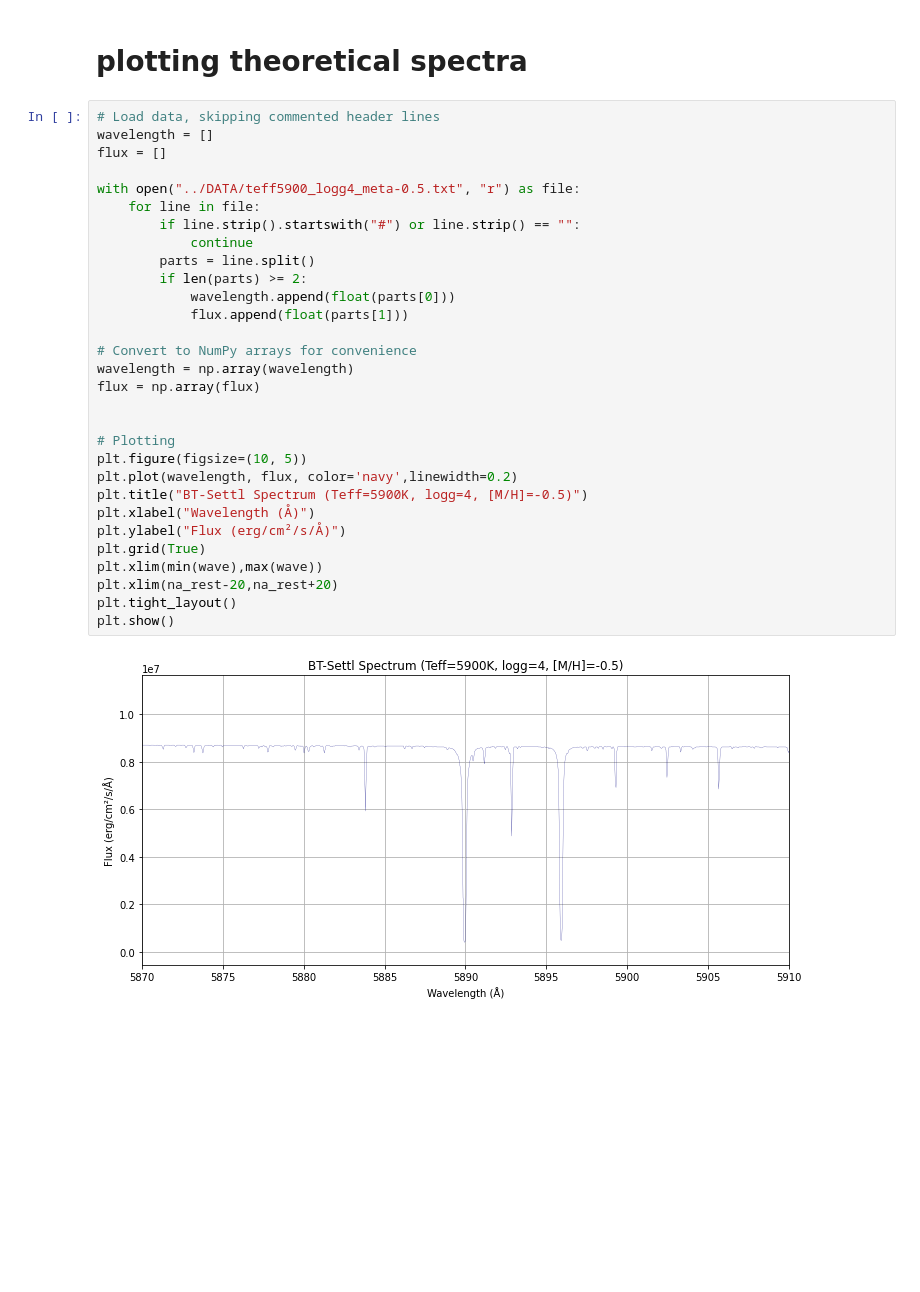
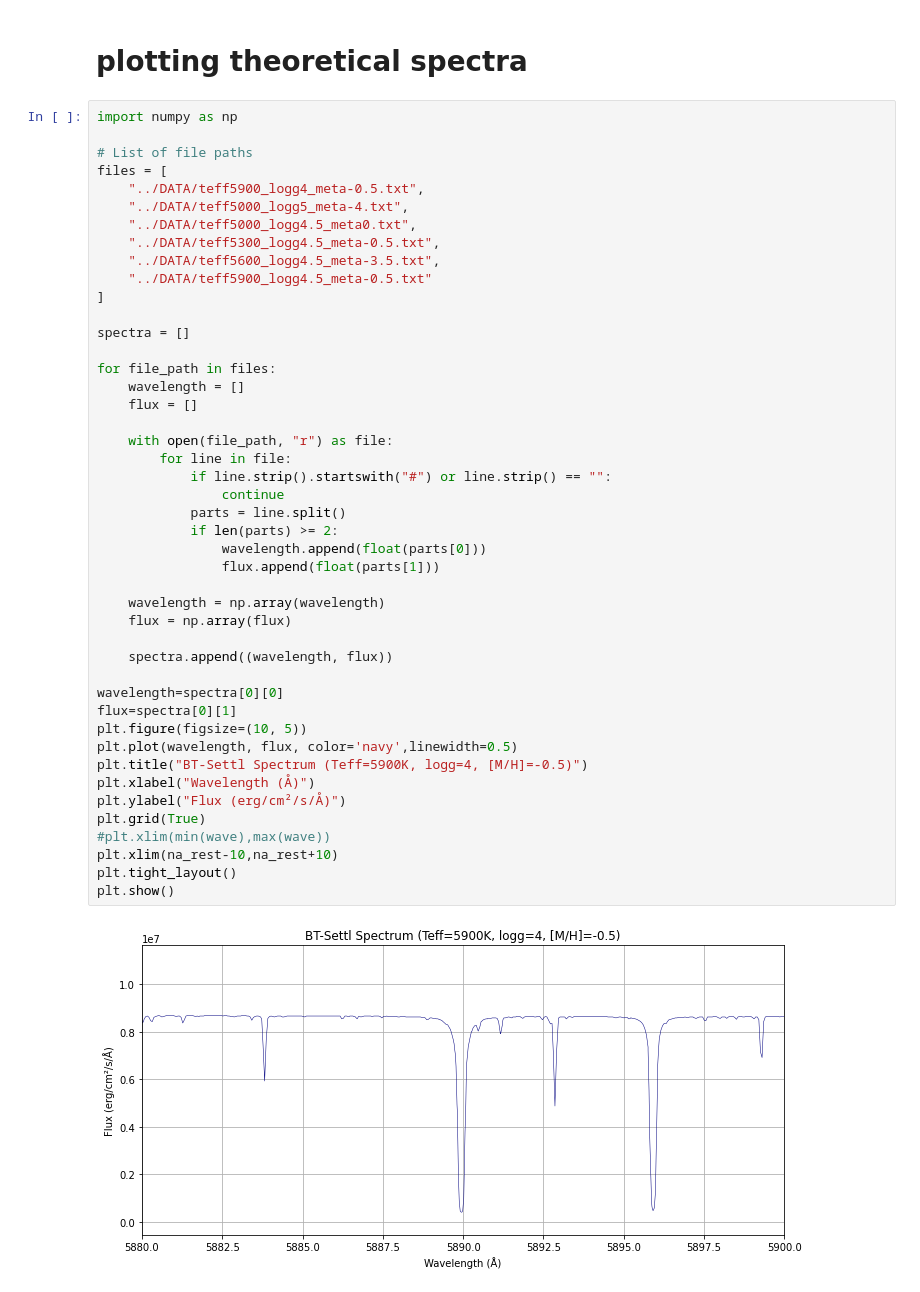
Before and after one commit to rita-png/extinction-ifs, a Jupyter notebook: cubes-Na.ipynb, the cells around one changed output. Saved outputs shown, nothing was run; the diff lists cells and outputs as text; blank space fills up the shorter version.

```diff
--- a/cubes-Na.ipynb
+++ b/cubes-Na.ipynb
@@ -566,34 +543,49 @@ temperatures  [5891.31738281           nan 4985.64111328 4950.34667969 5296.0205
 # %% [markdown]
 # plotting theoretical spectra
 # %%
-# Load data, skipping commented header lines
-wavelength = []
-flux = []
+import numpy as np
 
-with open("../DATA/teff5900_logg4_meta-0.5.txt", "r") as file:
-    for line in file:
-        if line.strip().startswith("#") or line.strip() == "":
-            continue
-        parts = line.split()
-        if len(parts) >= 2:
-            wavelength.append(float(parts[0]))
-            flux.append(float(parts[1]))
+# List of file paths
+files = [
+    "../DATA/teff5900_logg4_meta-0.5.txt",
+    "../DATA/teff5000_logg5_meta-4.txt",
+    "../DATA/teff5000_logg4.5_meta0.txt",
+    "../DATA/teff5300_logg4.5_meta-0.5.txt",
+    "../DATA/teff5600_logg4.5_meta-3.5.txt",
+    "../DATA/teff5900_logg4.5_meta-0.5.txt"
+]
 
-# Convert to NumPy arrays for convenience
-wavelength = np.array(wavelength)
-flux = np.array(flux)
+spectra = []
 
+for file_path in files:
+    wavelength = []
+    flux = []
 
-# Plotting
+    with open(file_path, "r") as file:
+        for line in file:
+            if line.strip().startswith("#") or line.strip() == "":
+                continue
+            parts = line.split()
+            if len(parts) >= 2:
+                wavelength.append(float(parts[0]))
+                flux.append(float(parts[1]))
+
+    wavelength = np.array(wavelength)
+    flux = np.array(flux)
+
+    spectra.append((wavelength, flux))
+
+wavelength=spectra[0][0]
+flux=spectra[0][1]
 plt.figure(figsize=(10, 5))
-plt.plot(wavelength, flux, color='navy',linewidth=0.2)
+plt.plot(wavelength, flux, color='navy',linewidth=0.5)
 plt.title("BT-Settl Spectrum (Teff=5900K, logg=4, [M/H]=-0.5)")
 plt.xlabel("Wavelength (Å)")
 plt.ylabel("Flux (erg/cm²/s/Å)")
 plt.grid(True)
-plt.xlim(min(wave),max(wave))
-plt.xlim(na_rest-20,na_rest+20)
+#plt.xlim(min(wave),max(wave))
+plt.xlim(na_rest-10,na_rest+10)
 plt.tight_layout()
 plt.show()
 # %% [output]
-[figure, old version]
+[figure, new version]
```
Also changed, not shown: parts of 25 cells of this notebook, 1 other file.
